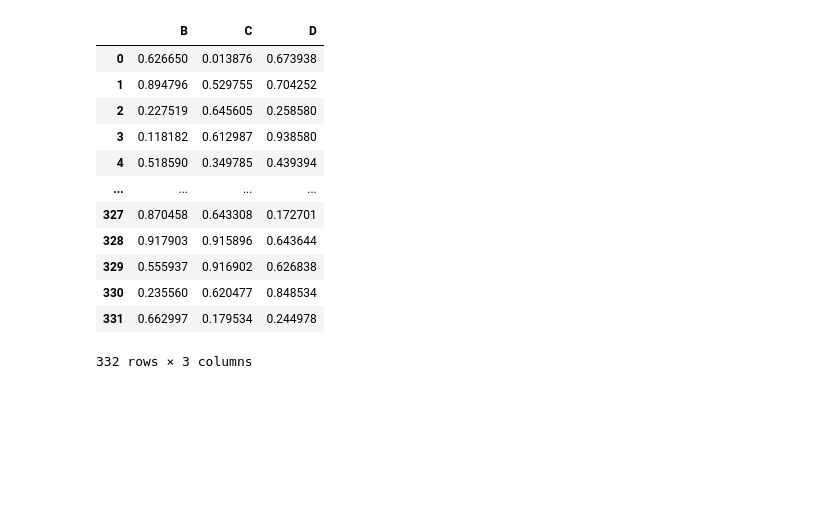
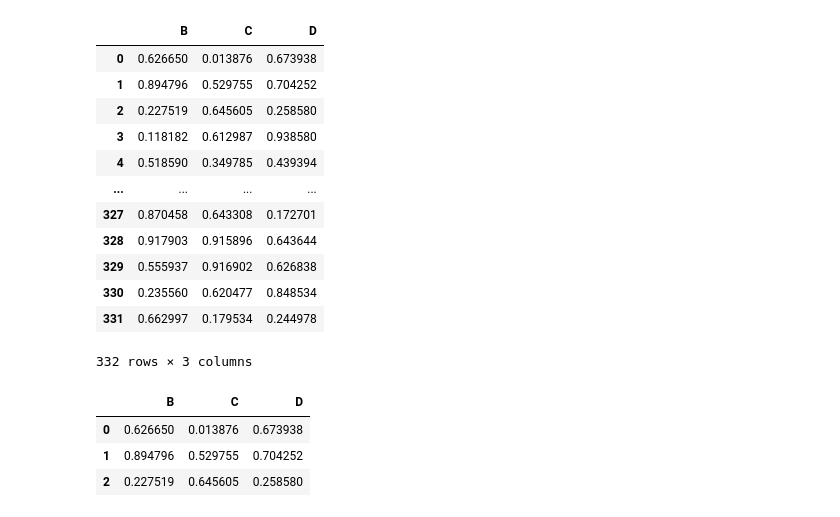
Before and after one commit to kirtic921/Pandas, a Jupyter notebook: pandas1.ipynb, the cells around one changed output. Saved outputs shown, nothing was run; the diff lists cells and outputs as text; code cells hidden in the pictures; blank space fills up the shorter version.

```diff
--- a/pandas1.ipynb
+++ b/pandas1.ipynb
@@ -601,3 +601,10 @@ newdf
 | 330 | 0.235560 | 0.620477 | 0.848534 |
 | 331 | 0.662997 | 0.179534 | 0.244978 |
 332 rows × 3 columns
+# %%
+newdf.head(3)
+# %% [output]
+|  | B | C | D |
+| 0 | 0.626650 | 0.013876 | 0.673938 |
+| 1 | 0.894796 | 0.529755 | 0.704252 |
+| 2 | 0.227519 | 0.645605 | 0.258580 |
```
Also changed, not shown: parts of 4 cells of this notebook.
